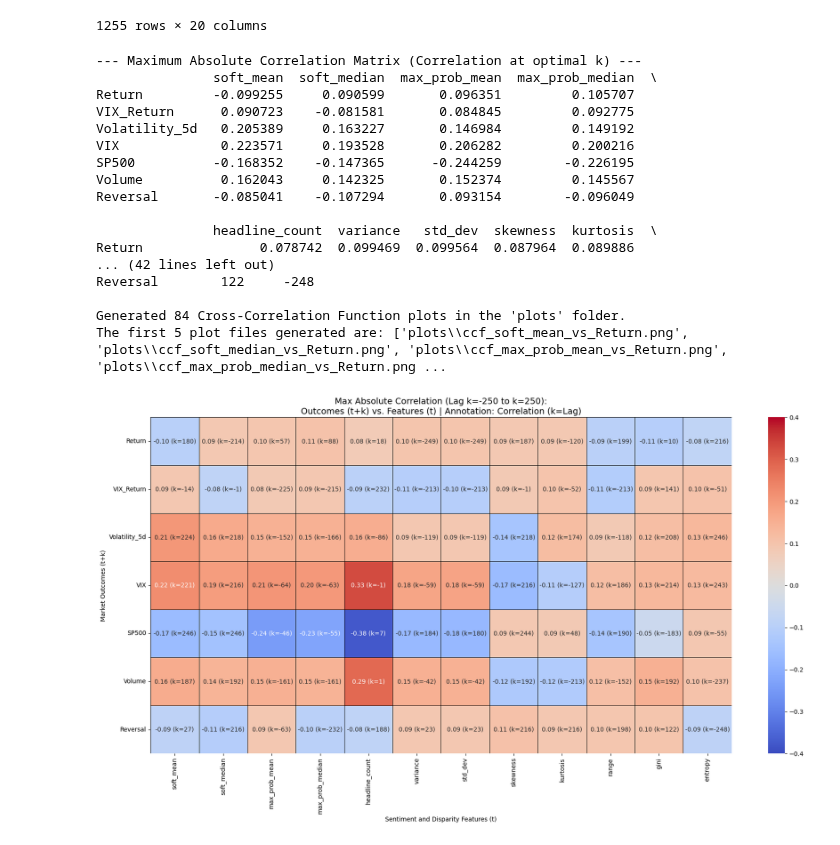
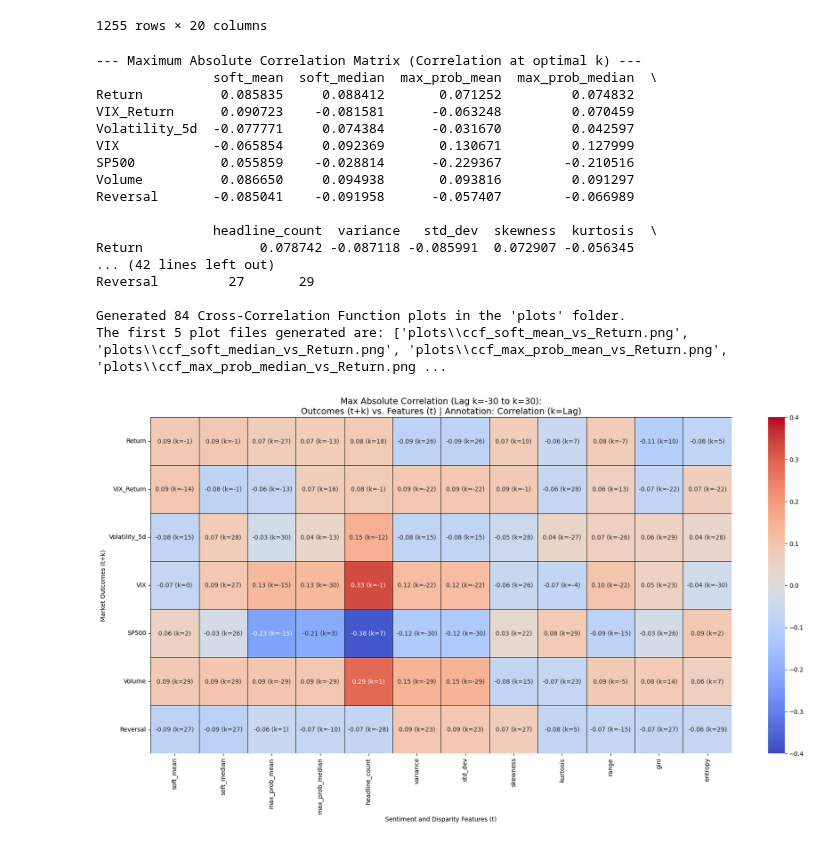
Before and after one commit to AminFiroozi/Belief-Dispersion, a Jupyter notebook: main.ipynb, the cells around one changed output. Cells and saved outputs as stored; diff of their text form; code cells hidden in the pictures.

```diff
--- a/main.ipynb
+++ b/main.ipynb
@@ -707,7 +707,7 @@ import matplotlib.pyplot as plt
 from scipy.stats import pointbiserialr
 import os
 
-df_daily = pd.read_csv('merged_result.csv')
+df_daily = pd.read_csv(MERGED_RESULT_FILE)
 
 # --- 1. Define Core Feature Sets ---
 sentiment_and_disparity_features = [
@@ -735,7 +735,7 @@ all_lag_correlations = {
 
 # --- 3. Multi-Lag Calculation Loop ---
 # Adjusted lag to 250 days (approx. 1 trading year) for robustness.
-lag = 250
+lag = 30
 lag_range = range(-lag, lag + 1)
 
 for k in lag_range:
@@ -864,40 +864,40 @@ for (outcome, feature), data in all_lag_correlations.items():
         plt.axhline(-ci, color='g', linestyle='-.', linewidth=0.5)
 
     # Highlight the maximum absolute correlation lag
     max_lag_val = lag_df.loc[outcome, feature]
     plt.axvline(max_lag_val, color='r', linestyle=':', linewidth=1, label=f'Max Corr Lag k={max_lag_val}')
 
     plt.title(f'CCF: {feature} (t) vs. {outcome} (t+k)', fontsize=12)
     plt.xlabel('Lag k (Days)')
     plt.ylabel('Correlation')
     plt.grid(True, which='both', linestyle=':', alpha=0.6)
     plt.legend(loc='best', fontsize=8)
     plt.tight_layout()
 
     # Save the plot
     filename = os.path.join(plots_dir, f'ccf_{feature}_vs_{outcome}.png')
     plt.savefig(filename)
     plt.close() # Close plot to save memory
     plot_files.append(filename)
 
 print(f"\nGenerated {len(plot_files)} Cross-Correlation Function plots in the '{plots_dir}' folder.")
 print(f"The first 5 plot files generated are: {plot_files[:5]}")
 # %% [output]
 --- Maximum Absolute Correlation Matrix (Correlation at optimal k) ---
                soft_mean  soft_median  max_prob_mean  max_prob_median  \
-Return         -0.099255     0.090599       0.096351         0.105707
-VIX_Return      0.090723    -0.081581       0.084845         0.092775
-Volatility_5d   0.205389     0.163227       0.146984         0.149192
-VIX             0.223571     0.193528       0.206282         0.200216
-SP500          -0.168352    -0.147365      -0.244259        -0.226195
-Volume          0.162043     0.142325       0.152374         0.145567
-Reversal       -0.085041    -0.107294       0.093154        -0.096049
+Return          0.085835     0.088412       0.071252         0.074832
+VIX_Return      0.090723    -0.081581      -0.063248         0.070459
+Volatility_5d  -0.077771     0.074384      -0.031670         0.042597
+VIX            -0.065854     0.092369       0.130671         0.127999
+SP500           0.055859    -0.028814      -0.229367        -0.210516
+Volume          0.086650     0.094938       0.093816         0.091297
+Reversal       -0.085041    -0.091958      -0.057407        -0.066989
 
                headline_count  variance   std_dev  skewness  kurtosis  \
-Return               0.078742  0.099469  0.099564  0.087964  0.089886
+Return               0.078742 -0.087118 -0.085991  0.072907 -0.056345
 ... (42 lines left out)
-Reversal        122     -248
+Reversal         27       29
 
 Generated 84 Cross-Correlation Function plots in the 'plots' folder.
 The first 5 plot files generated are: ['plots\\ccf_soft_mean_vs_Return.png', 'plots\\ccf_soft_median_vs_Return.png', 'plots\\ccf_max_prob_mean_vs_Return.png', 'plots\\ccf_max_prob_median_vs_Return.png ...
-[figure, old version]
+[figure, new version]
```
Also changed, not shown: parts of 10 cells of this notebook, 1 other file.
